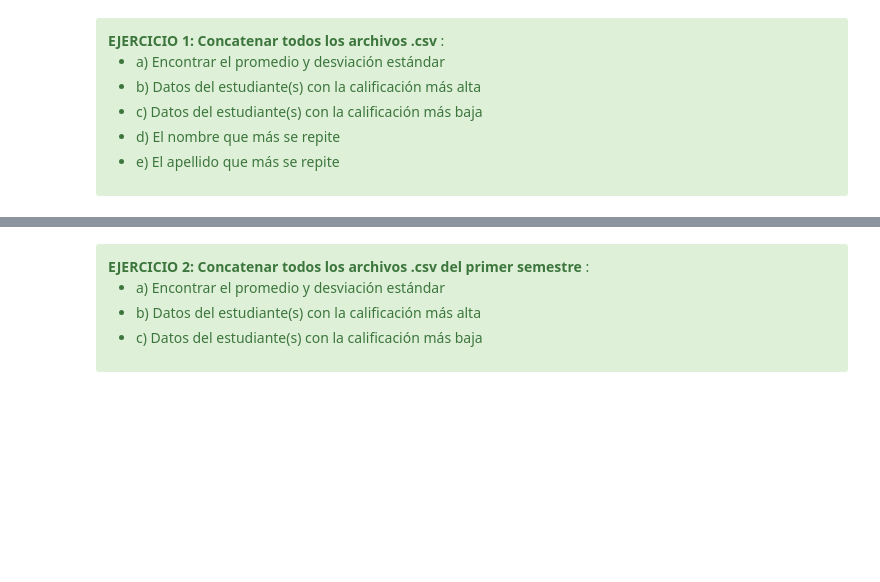
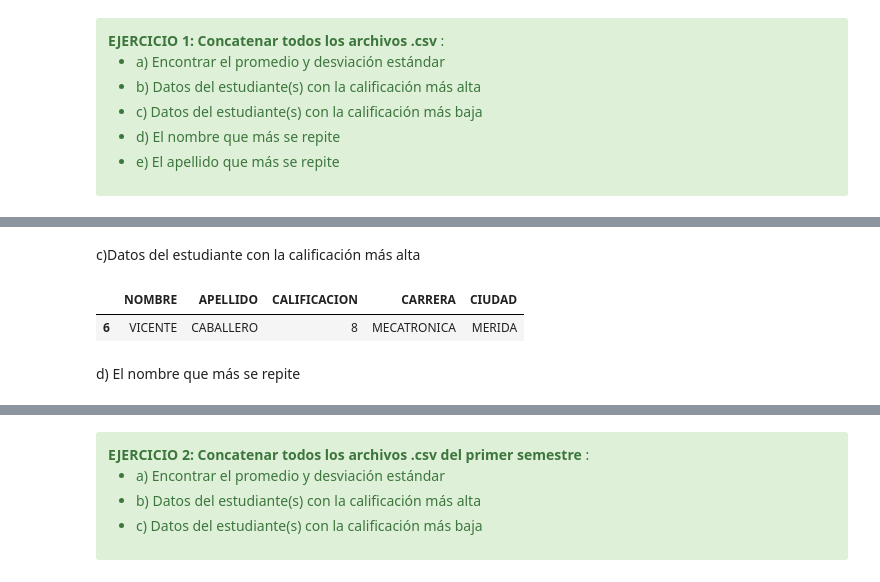
Before and after one commit to EscamillaJuan/CienciaDeDatos, a Jupyter notebook: OnlineStore/CD_10_Pandas-GLOB.ipynb, the cells around one changed output, grey strips where cells are left out. Cells and saved outputs as stored; diff of their text form; code cells hidden in the pictures; blank space fills up the shorter version.

```diff
--- a/OnlineStore/CD_10_Pandas-GLOB.ipynb
+++ b/OnlineStore/CD_10_Pandas-GLOB.ipynb
@@ -272,0 +305,9 @@ df_3
+# %% [markdown]
+c)Datos del estudiante con la calificación más alta
+# %%
+df[df['CALIFICACION']==df['CALIFICACION'].min()]
+# %% [output]
+|  | NOMBRE | APELLIDO | CALIFICACION | CARRERA | CIUDAD |
+| 6 | VICENTE | CABALLERO | 8 | MECATRONICA | MERIDA |
+# %% [markdown]
+d) El nombre que más se repite
```
Also changed, not shown: parts of 26 cells of this notebook.
